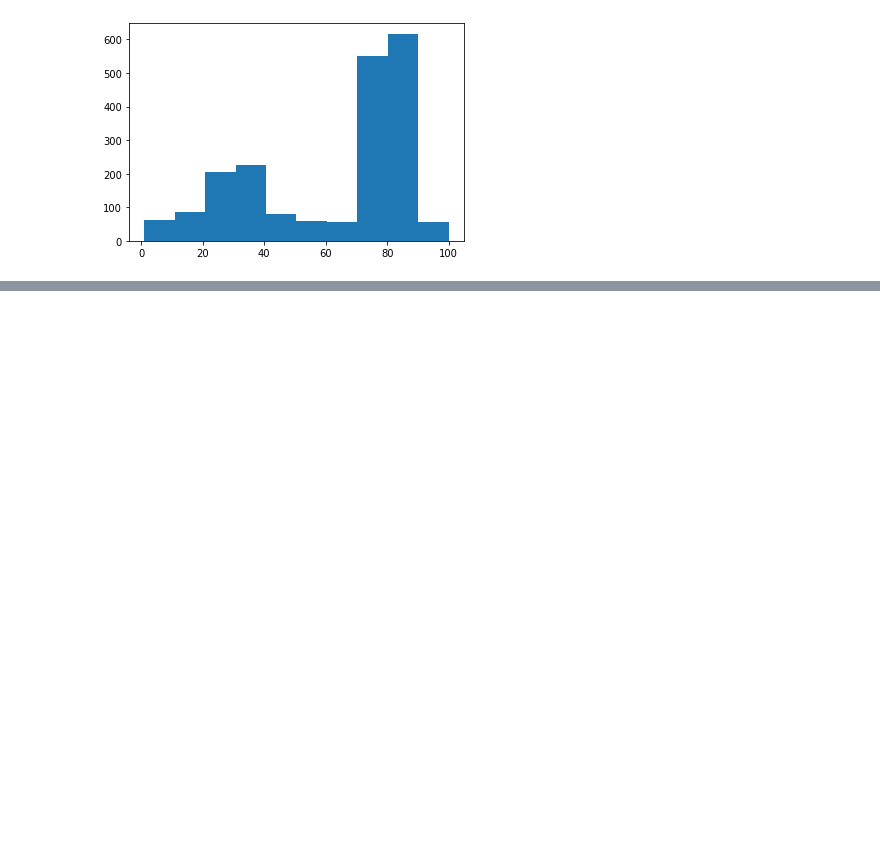
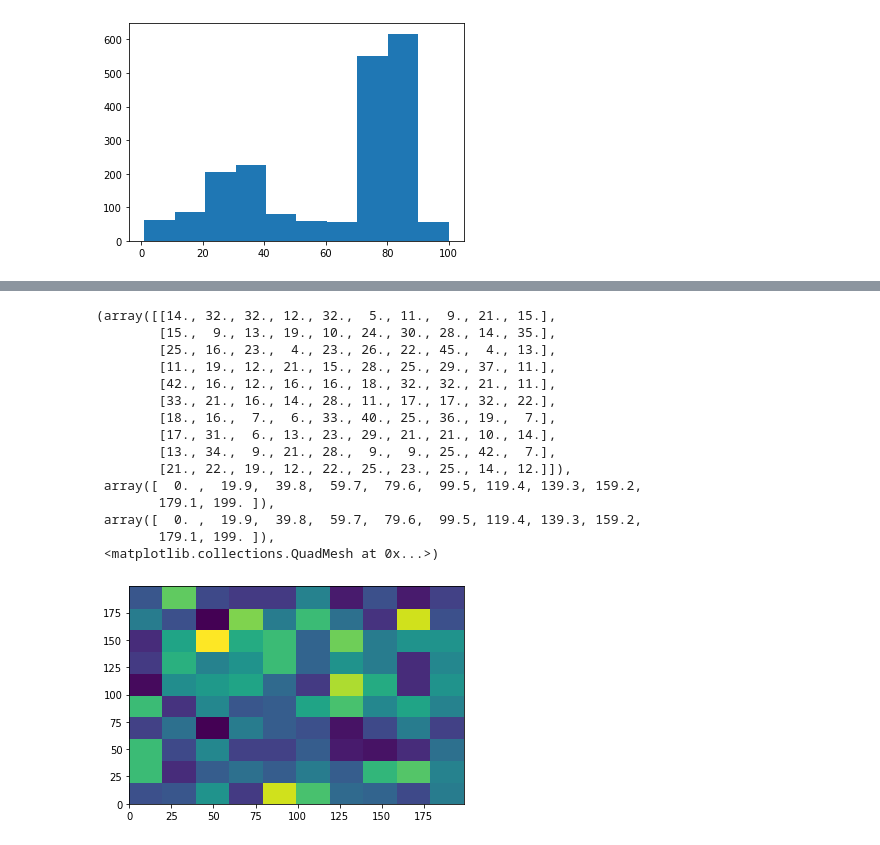
Before and after one commit to interactivetech/cs330-meta-learning, a Jupyter notebook: hw1/HW1_Autoregressive_models.ipynb, the cells around one changed output, grey strips where cells are left out. Cells and saved outputs as stored; diff of their text form; code cells hidden in the pictures; blank space fills up the shorter version.

```diff
--- a/hw1/HW1_Autoregressive_models.ipynb
+++ b/hw1/HW1_Autoregressive_models.ipynb
@@ -101,0 +248,25 @@ distribution = np.load('./distribution.npy')
+# %%
+probs = np.exp(solver1.theta - np.max(solver1.theta))
+probs /= np.sum(probs)
+x_generated = np.random.choice(range(200), size=2000, replace=True, p=probs)
+probs_table, _ = mlp.forward(np.array([mlp.one_hot(x) for x in x_generated]))
+y_generated = [np.random.choice(range(200), size=1, p=probs)[0] for probs in probs_table]
+# %%
+plt.hist2d(x_generated, y_generated)
+# %% [output]
+(array([[14., 32., 32., 12., 32.,  5., 11.,  9., 21., 15.],
+        [15.,  9., 13., 19., 10., 24., 30., 28., 14., 35.],
+        [25., 16., 23.,  4., 23., 26., 22., 45.,  4., 13.],
+        [11., 19., 12., 21., 15., 28., 25., 29., 37., 11.],
+        [42., 16., 12., 16., 16., 18., 32., 32., 21., 11.],
+        [33., 21., 16., 14., 28., 11., 17., 17., 32., 22.],
+        [18., 16.,  7.,  6., 33., 40., 25., 36., 19.,  7.],
+        [17., 31.,  6., 13., 23., 29., 21., 21., 10., 14.],
+        [13., 34.,  9., 21., 28.,  9.,  9., 25., 42.,  7.],
+        [21., 22., 19., 12., 22., 25., 23., 25., 14., 12.]]),
+ array([  0. ,  19.9,  39.8,  59.7,  79.6,  99.5, 119.4, 139.3, 159.2,
+        179.1, 199. ]),
+ array([  0. ,  19.9,  39.8,  59.7,  79.6,  99.5, 119.4, 139.3, 159.2,
+        179.1, 199. ]),
+ <matplotlib.collections.QuadMesh at 0x...>)
+[figure, added]
```
Also changed, not shown: parts of 15 cells of this notebook.
